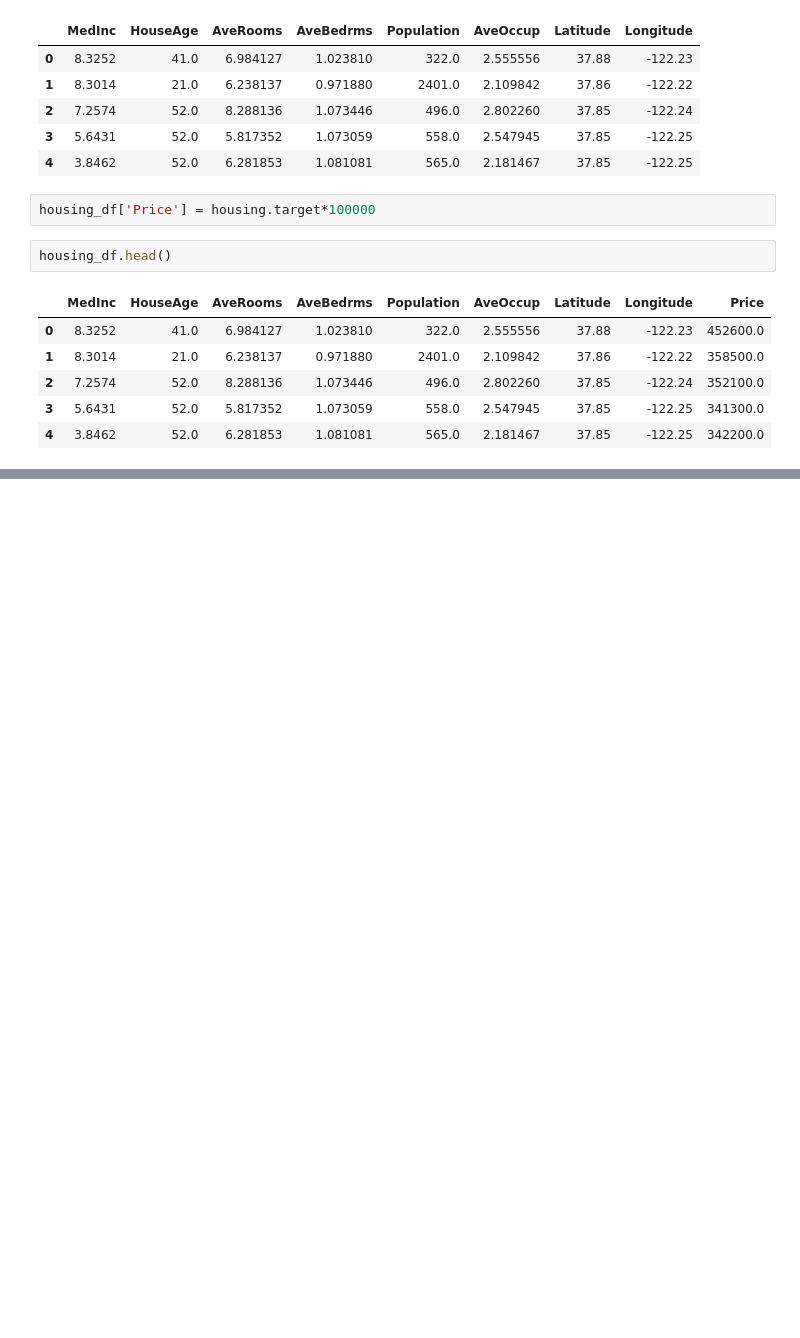
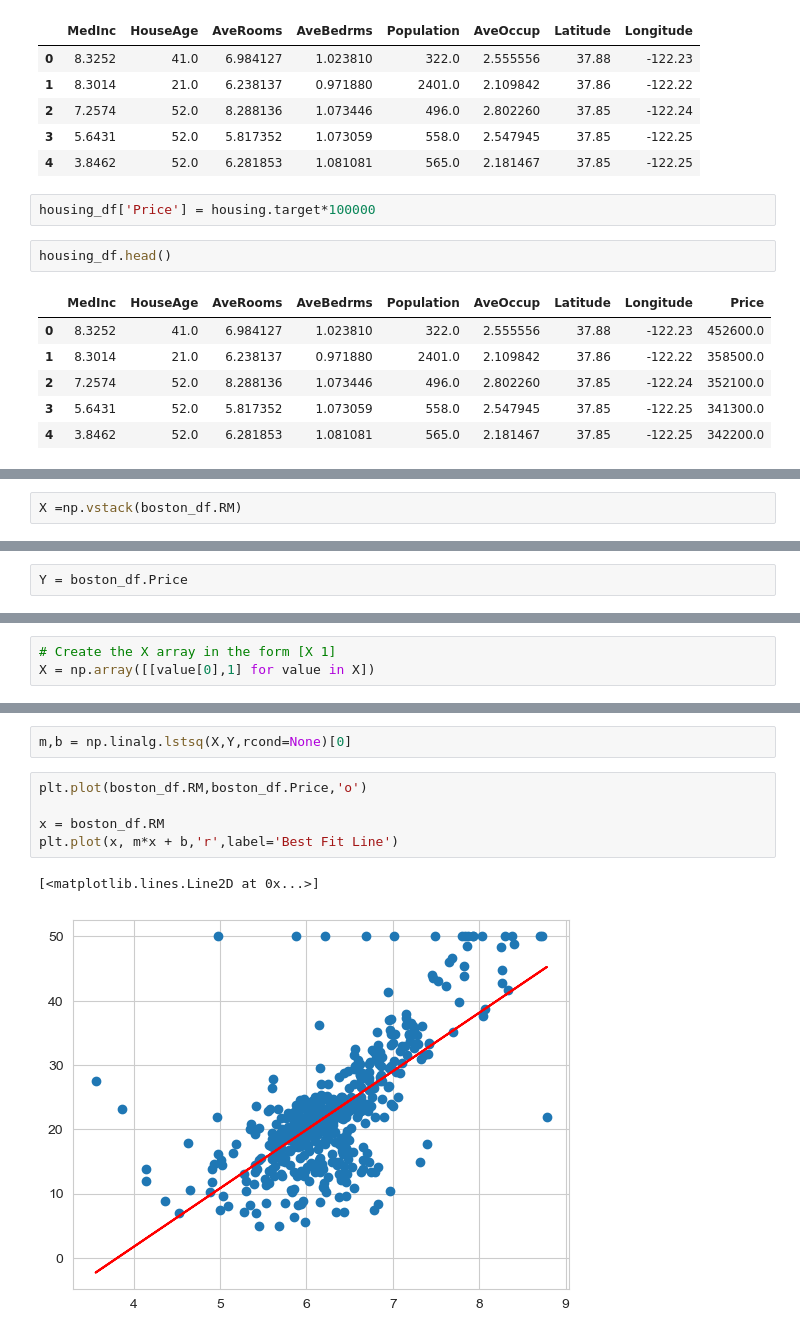
Before and after one commit to tylercoen/python, a Jupyter notebook: Learning Python for Data Analysis and Visualization/Machine Learning/Linear Regression.ipynb, the cells around one changed output, grey strips where cells are left out. Saved outputs shown, nothing was run; the diff lists cells and outputs as text; blank space fills up the shorter version.

```diff
--- a/Learning Python for Data Analysis and Visualization/Machine Learning/Linear Regression.ipynb
+++ b/Learning Python for Data Analysis and Visualization/Machine Learning/Linear Regression.ipynb
@@ -78,0 +179,2 @@ sns.lmplot(x='AveBedrms',y='Price',data=housing_df)
+# %%
+X =np.vstack(boston_df.RM)
@@ -78,0 +185,2 @@ sns.lmplot(x='AveBedrms',y='Price',data=housing_df)
+# %%
+Y = boston_df.Price
@@ -78,0 +202,3 @@ sns.lmplot(x='AveBedrms',y='Price',data=housing_df)
+# %%
+# Create the X array in the form [X 1]
+X = np.array([[value[0],1] for value in X])
@@ -78,0 +215,10 @@ sns.lmplot(x='AveBedrms',y='Price',data=housing_df)
+# %%
+m,b = np.linalg.lstsq(X,Y,rcond=None)[0]
+# %%
+plt.plot(boston_df.RM,boston_df.Price,'o')
+
+x = boston_df.RM
+plt.plot(x, m*x + b,'r',label='Best Fit Line')
+# %% [output]
+[<matplotlib.lines.Line2D at 0x...>]
+[figure, added]
```
Also changed, not shown: parts of 30 cells of this notebook, 1 other file.
